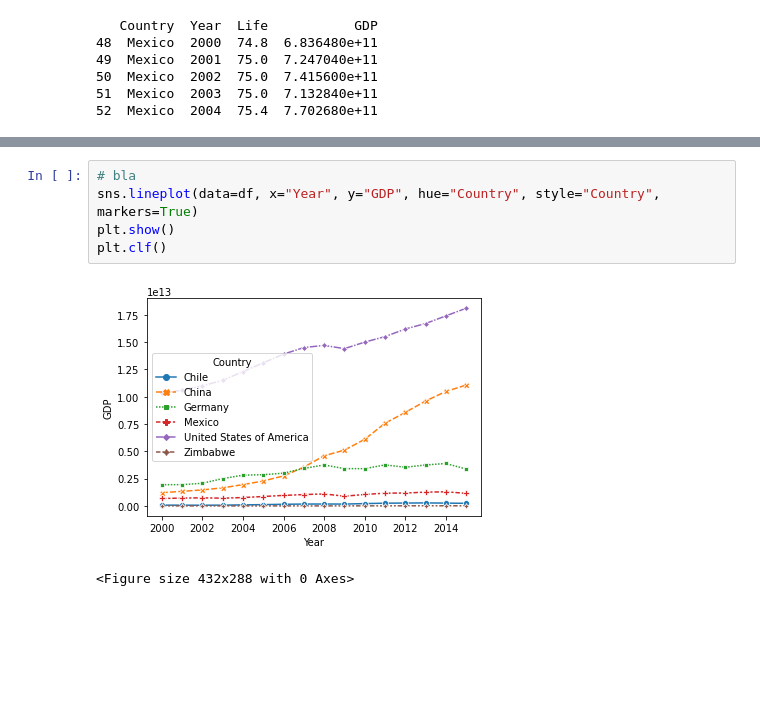
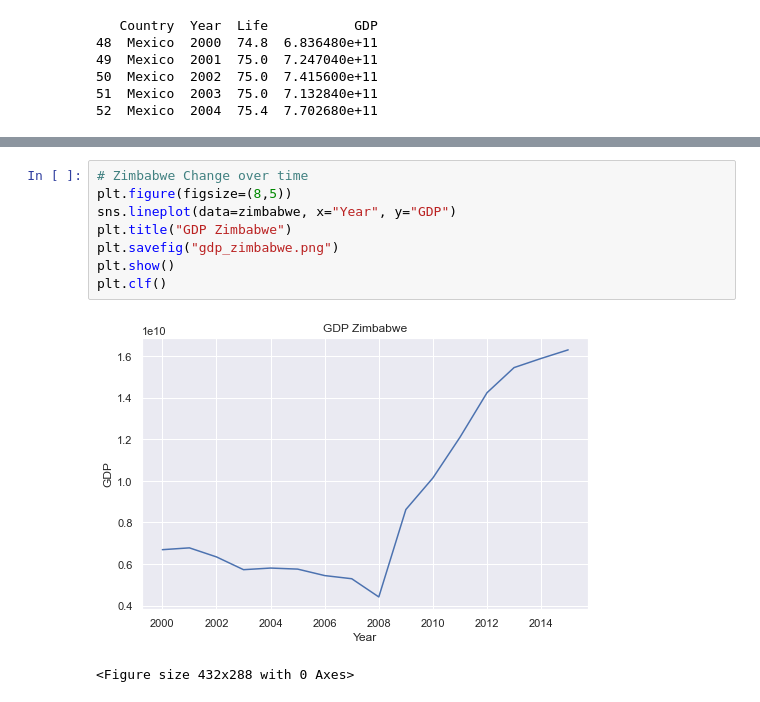
Before and after one commit to kirillwolkow/analyze_financial_data_capstone, a Jupyter notebook: life_gdp/life_expectancy_gdp.ipynb, the cells around one changed output, grey strips where cells are left out. Cells and saved outputs as stored; diff of their text form; blank space fills up the shorter version.

```diff
--- a/life_gdp/life_expectancy_gdp.ipynb
+++ b/life_gdp/life_expectancy_gdp.ipynb
@@ -138,8 +151,11 @@ print(mexico.head())
 # %%
-# bla
-sns.lineplot(data=df, x="Year", y="GDP", hue="Country", style="Country", markers=True)
+# Zimbabwe Change over time
+plt.figure(figsize=(8,5))
+sns.lineplot(data=zimbabwe, x="Year", y="GDP")
+plt.title("GDP Zimbabwe")
+plt.savefig("gdp_zimbabwe.png")
 plt.show()
 plt.clf()
 # %% [output]
-[figure, old version]
+[figure, new version]
 <Figure size 432x288 with 0 Axes>
```
Also changed, not shown: parts of 23 cells of this notebook, 10 other files.
